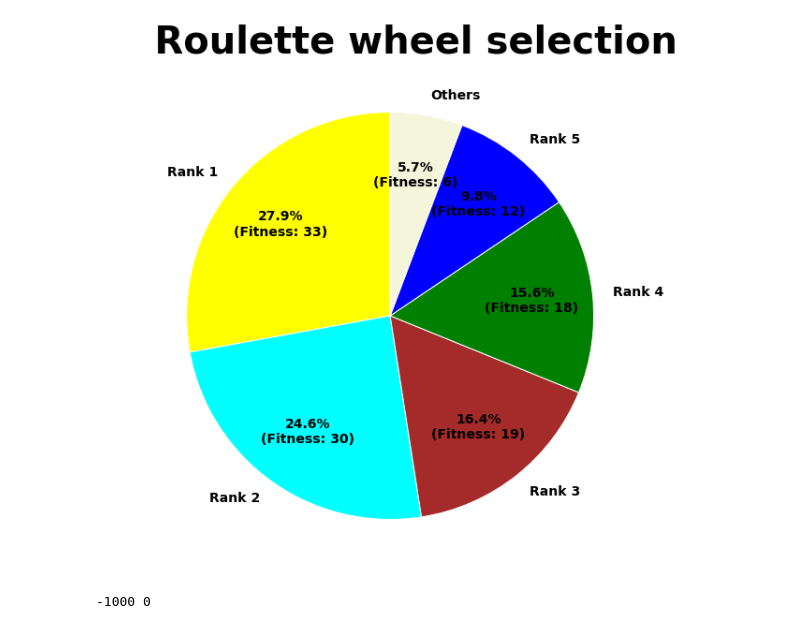
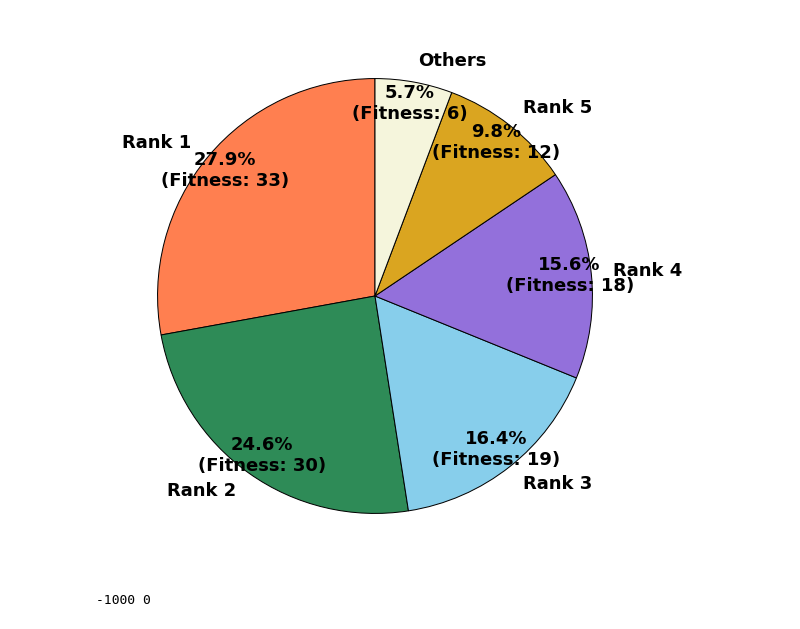
Before and after one commit to SigurdGH/MasterThesis, a Jupyter notebook: main/plotCreation.ipynb, the cells around one changed output. Drawn from its saved outputs; the diff is of its cells as text; code cells hidden in the pictures.

```diff
--- a/main/plotCreation.ipynb
+++ b/main/plotCreation.ipynb
@@ -15,36 +15,36 @@ plt.show()
 # %%
 labels = ["Rank 1", "Rank 2", "Rank 3", "Rank 4", "Rank 5", "Others"]
 data = [34, 30, 20, 19, 12, 7]
-colors = ( "yellow", "cyan", "brown", "green", "blue", "beige")
+colors = ( "coral", "seagreen", "skyblue", "mediumpurple", "goldenrod", "beige")
 
-wp = { 'linewidth' : 1, 'edgecolor' : "white" }
+wp = { 'linewidth' : 1, 'edgecolor' : "black" }
 
 def func(pct, allvalues):
     absolute = int(pct / 100.*np.sum(allvalues))
     return "{:.1f}%\n(Fitness: {:d})".format(pct, absolute)
 
 fig, ax = plt.subplots(figsize =(15, 10))
 wedges, texts, autotexts = ax.pie(data,
                                   autopct = lambda pct: func(pct, data),
                                   labels = labels,
                                   colors = colors,
                                   startangle = 90,
                                   wedgeprops = wp,
                                   labeldistance=1.1,
-                                  pctdistance=0.7
+                                  pctdistance=0.9
                                   )
 
 # plt.setp(autotexts, size = 12, weight ="bold")
 font = {'family' : 'normal',
         'weight' : 'bold',
-        'size'   : 14}
+        'size'   : 20}
 plt.rc('font', **font)
 
-ax.set_title("    Roulette wheel selection", fontsize = 40, fontweight=800)
+# ax.set_title("    Roulette wheel selection", fontsize = 40, fontweight=800)
 
 plt.show()
 # %% [output]
-[figure, old version]
+[figure, new version]
 # %%
 def closestToTarget(p, target, size, amount):
     upperLim = size//2 + target
```
Also changed, not shown: parts of 1 cell of this notebook, 2 other files.
